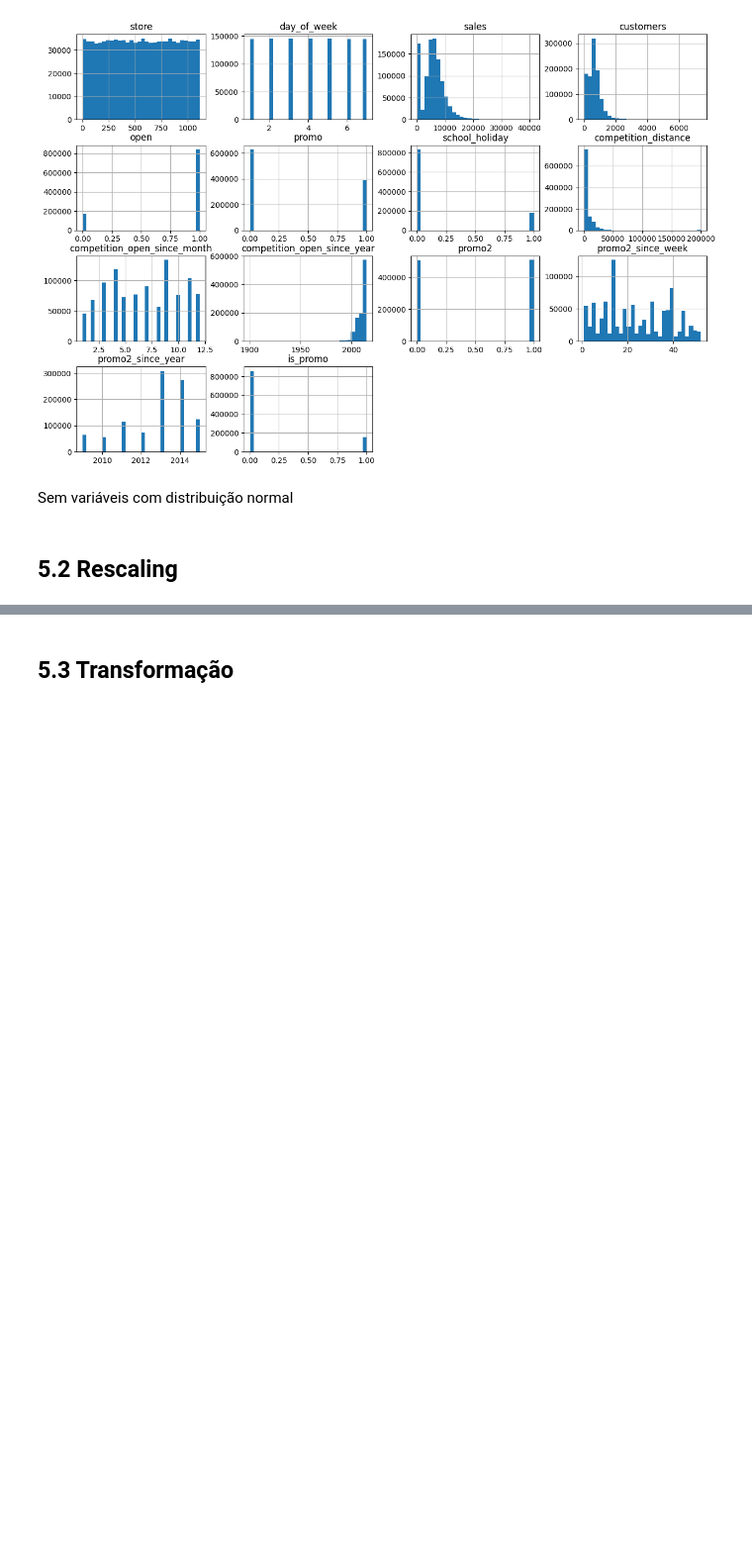
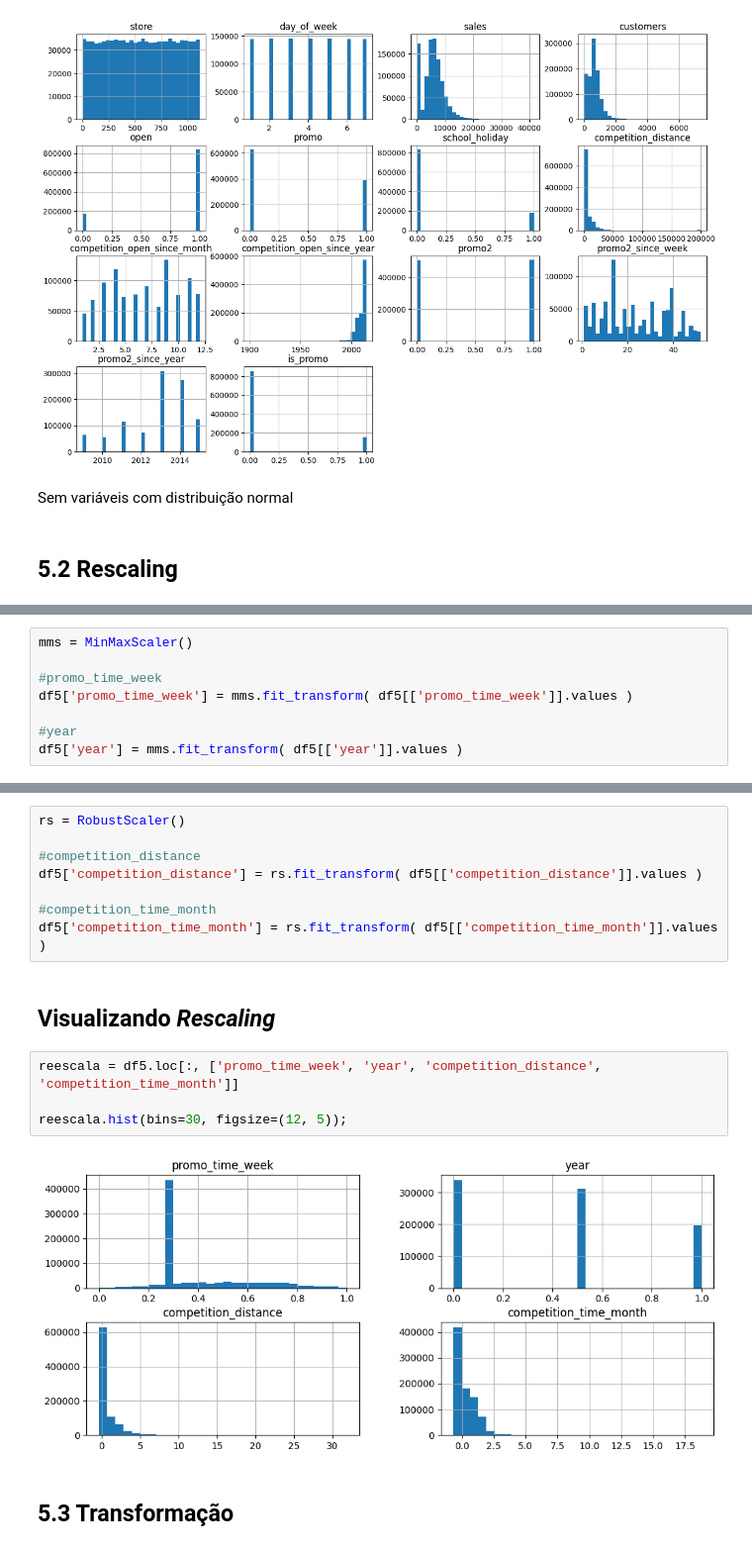
Before and after one commit to juanzimmer/ds_prod_resumo, a Jupyter notebook: notebook.ipynb, the cells around one changed output, grey strips where cells are left out. Shown at 99% size. Cells and saved outputs as stored; diff of their text form; blank space fills up the shorter version.

Commit message:
Realizado preparacao dos dados RESCALING

```diff
--- a/notebook.ipynb
+++ b/notebook.ipynb
@@ -961,0 +971,8 @@ Sem variáveis com distribuição normal
+# %%
+mms = MinMaxScaler()
+
+#promo_time_week
+df5['promo_time_week'] = mms.fit_transform( df5[['promo_time_week']].values )
+
+#year
+df5['year'] = mms.fit_transform( df5[['year']].values )
@@ -962,2 +994,18 @@ Sem variáveis com distribuição normal
+# %%
+rs = RobustScaler()
+
+#competition_distance
+df5['competition_distance'] = rs.fit_transform( df5[['competition_distance']].values )
+
+#competition_time_month
+df5['competition_time_month'] = rs.fit_transform( df5[['competition_time_month']].values )
+# %% [markdown]
+## Visualizando *Rescaling*
+# %%
+reescala = df5.loc[:, ['promo_time_week', 'year', 'competition_distance', 'competition_time_month']]
+
+reescala.hist(bins=30, figsize=(12, 5));
+# %% [output]
+[figure, added]
 # %% [markdown]
 ## 5.3 Transformação
```
Also changed, not shown: parts of 6 cells of this notebook.
